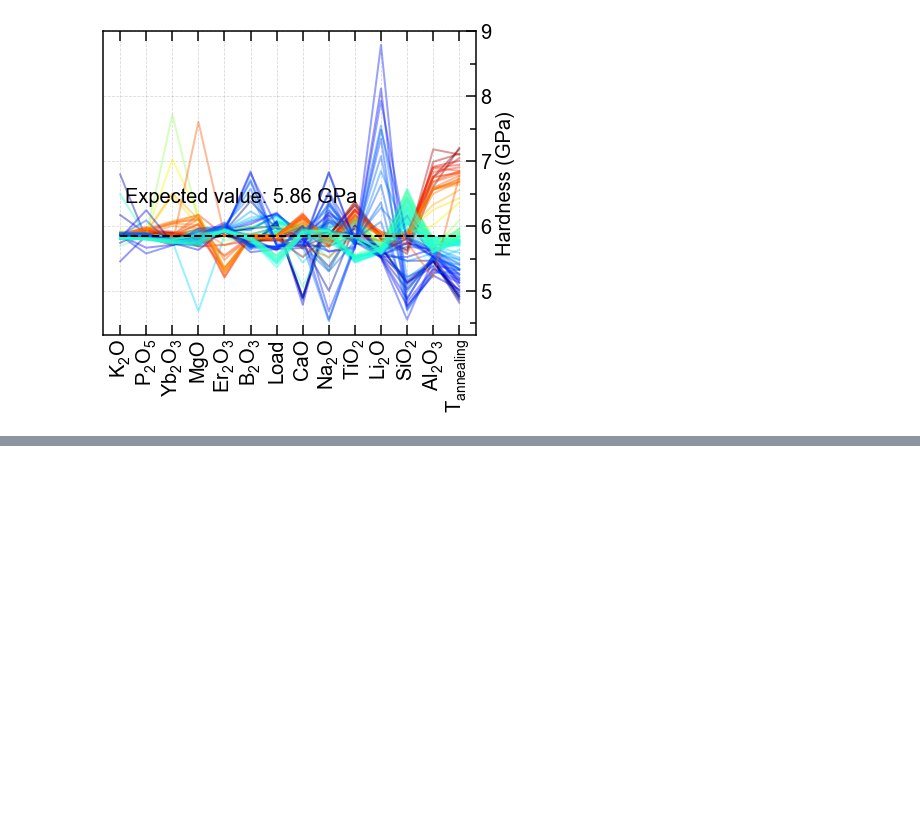
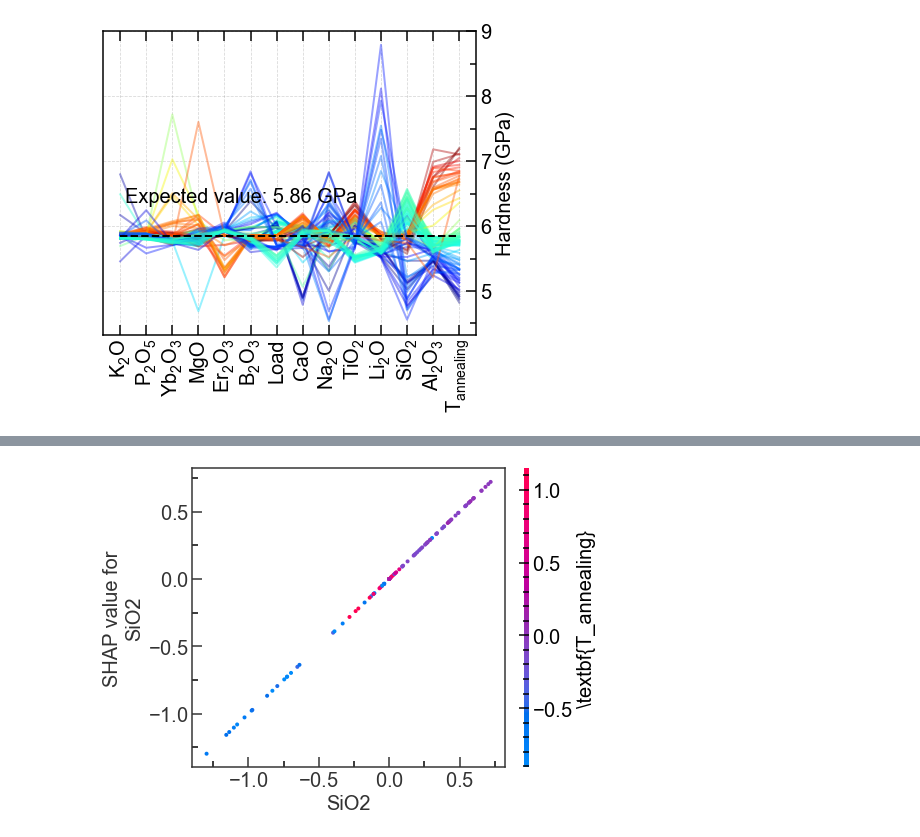
Before and after one commit to m3rg-repo/machine_learning_glass, a Jupyter notebook: Hardness_process_testing/shap_plots.ipynb, the cells around one changed output, grey strips where cells are left out. Cells and saved outputs as stored; diff of their text form; code cells hidden in the pictures; blank space fills up the shorter version.

```diff
--- a/Hardness_process_testing/shap_plots.ipynb
+++ b/Hardness_process_testing/shap_plots.ipynb
@@ -83,3 +125,5 @@ plt.savefig('riverflow.png',dpi=1200,bbox_inches='tight')
 plt.show()
 # %% [output]
 [figure]
+# %%
+dfshap_values=pd.DataFrame(data=shap_values,columns=fnames)
@@ -85,0 +176,4 @@ plt.show()
+# %%
+shap.dependence_plot(fnames[0],shap_values=shap_values,features=dfshap_values,feature_names=fnames,interaction_index='T_annealing')
+# %% [output]
+[figure, added]
```
Also changed, not shown: parts of 11 cells of this notebook, 2 other files.
